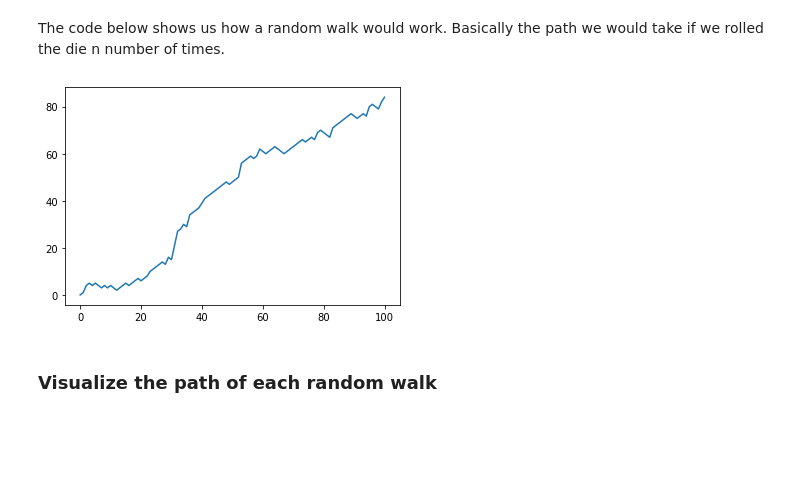
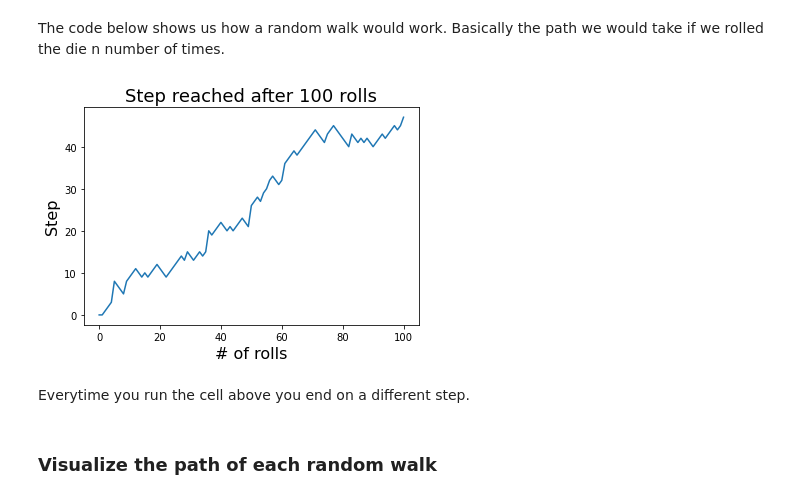
Before and after one commit to wharr1203/small_data_projects, a Jupyter notebook: notebook.ipynb, the cells around one changed output. Cells and saved outputs as stored; diff of their text form; code cells hidden in the pictures; blank space fills up the shorter version.

Commit message:
update visualizations, add histogram to show distribution

```diff
--- a/notebook.ipynb
+++ b/notebook.ipynb
@@ -41,26 +41,28 @@ If you rolled a 3, 4 or 5 you went up to step 51, but if you rolled below a 3 yo
 # %% [markdown]
 The code below shows us how a random walk would work. Basically the path we would take if we rolled the die n number of times.
 # %%
-#We declare that we are starting at step 0
+# We declare that we are starting at step 0
 random_walk = [0]
 
 for x in range(100) :
     step = random_walk[-1]
     dice = np.random.randint(1,7)
 
     if dice <= 2:
         step = max(0, step - 1)
     elif dice <= 5:
         step = step + 1
     else:
         step = step + np.random.randint(1,7)
 
     random_walk.append(step)
 
 # Plot random_walk
 plt.plot(random_walk)
-
+plt.xlabel('# of rolls', fontdict={'size':16})
+plt.ylabel('Step', fontdict= {'size': 16})
+plt.title('Step reached after 100 rolls', fontdict= {'size':18})
 # Show the plot
 plt.show()
 # %% [output]
-[figure, old version]
+[figure, new version]
@@ -69 +69,3 @@ Everytime you run the cell above you end on a different step.
+# %% [markdown]
+Everytime you run the cell above you end on a different step.
 # %%
```
Also changed, not shown: parts of 13 cells of this notebook.
